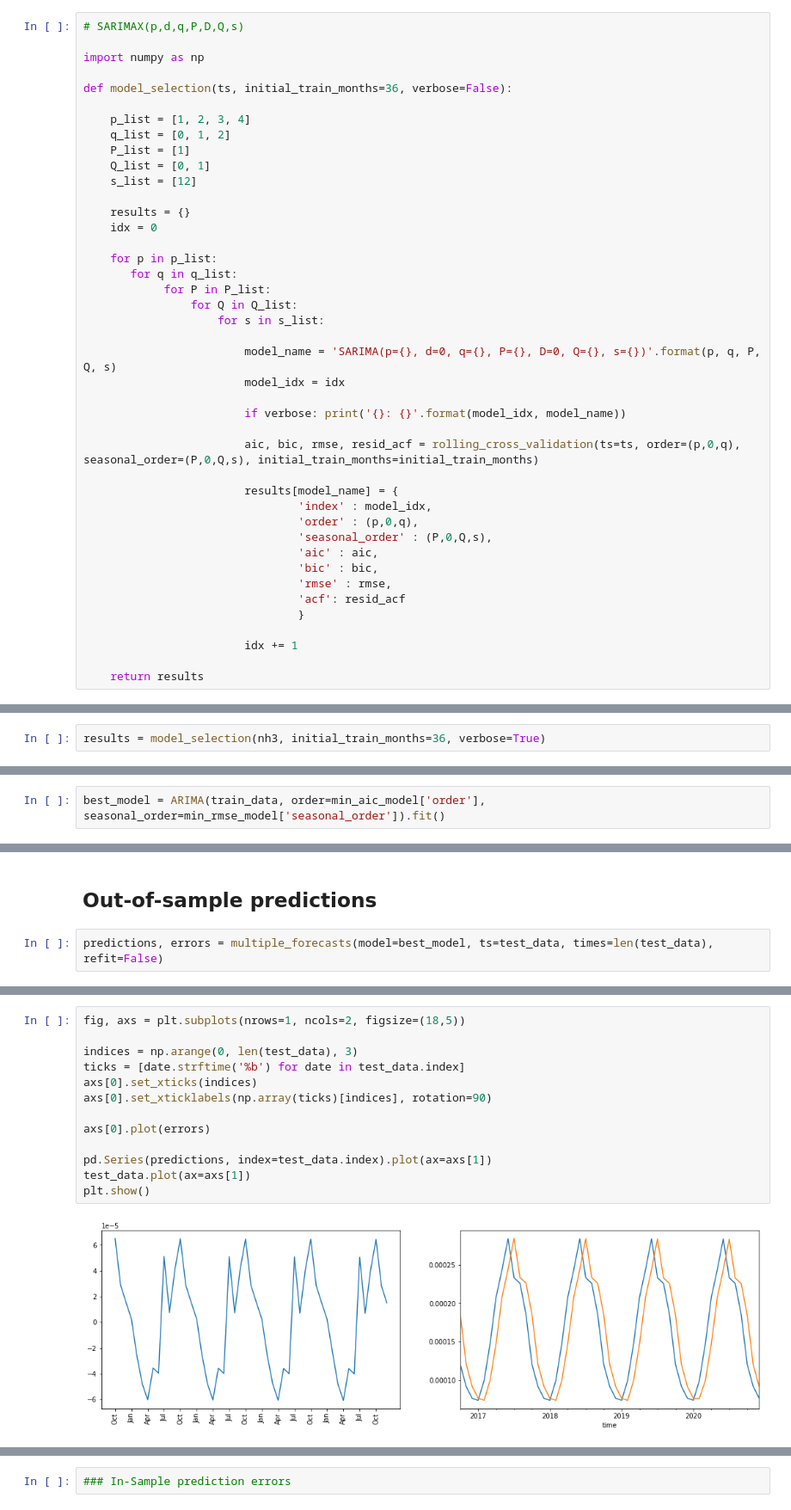
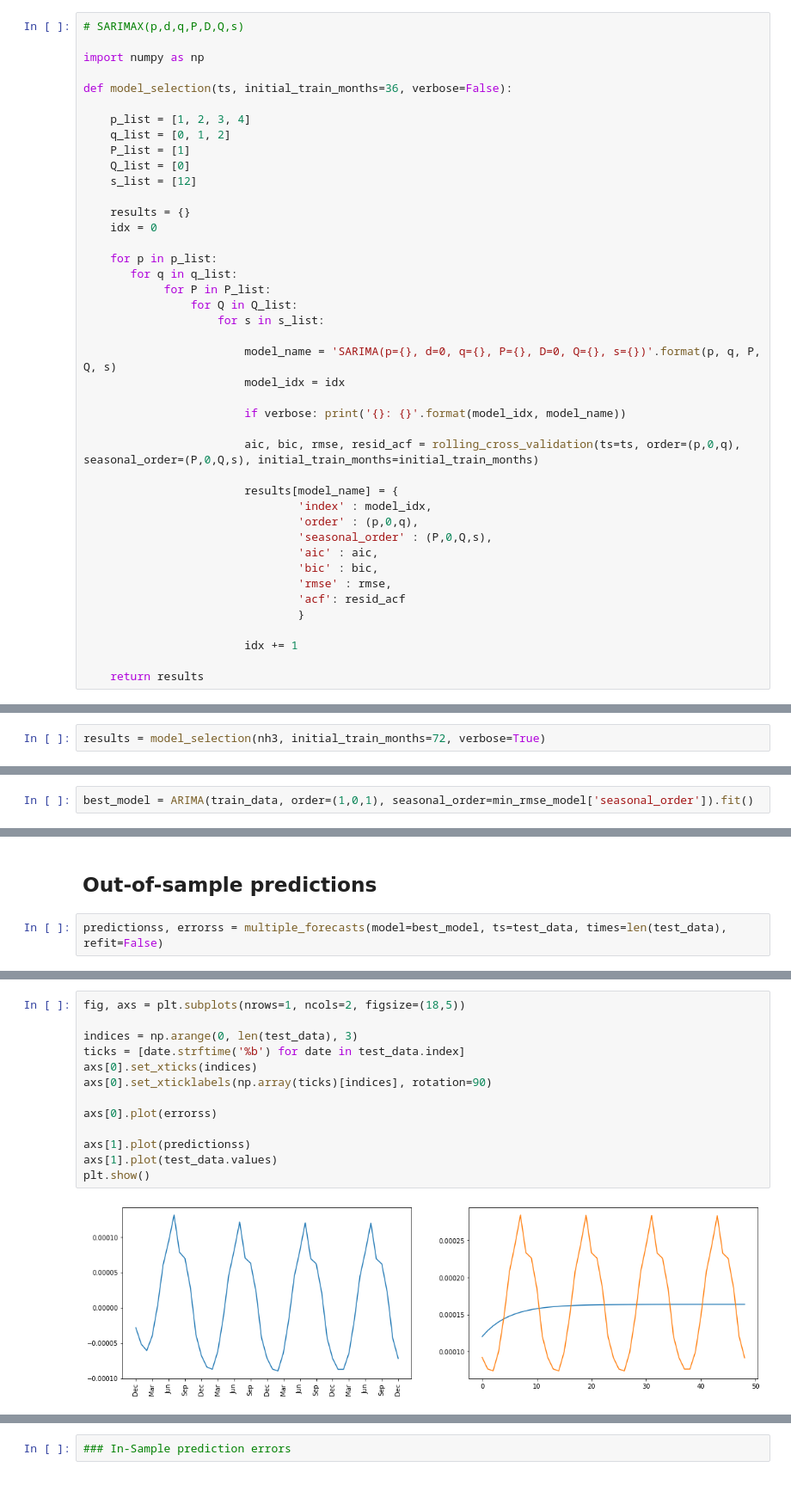
Before and after one commit to samuelexferri/unibg-statistic2, a Jupyter notebook: notebooks/nh3-rolling-cross-validation.ipynb, the cells around one changed output, grey strips where cells are left out. Shown at 86% size. Saved outputs shown, nothing was run; the diff lists cells and outputs as text; blank space fills up the shorter version.

```diff
--- a/notebooks/nh3-rolling-cross-validation.ipynb
+++ b/notebooks/nh3-rolling-cross-validation.ipynb
@@ -96,7 +99,7 @@ def model_selection(ts, initial_train_months=36, verbose=False):
     p_list = [1, 2, 3, 4]
     q_list = [0, 1, 2]
     P_list = [1]
-    Q_list = [0, 1]
+    Q_list = [0]
     s_list = [12]
 
     results = {}
@@ -147,4 +150,4 @@ Freq: M, Name: agl, Length: 201, dtype: float64
 # %%
-results = model_selection(nh3, initial_train_months=36, verbose=True)
+results = model_selection(nh3, initial_train_months=72, verbose=True)
 # %% [output]
 0: SARIMA(p=1, d=0, q=0, P=1, D=0, Q=0, s=12)
@@ -306,4 +309,4 @@ pd.DataFrame([model.params, model.pvalues], ['value', 'pvalue'])
 # %% [markdown]
 ## RESIDUAL ANALYSIS
 # %%
-best_model = ARIMA(train_data, order=min_aic_model['order'], seasonal_order=min_rmse_model['seasonal_order']).fit()
+best_model = ARIMA(train_data, order=(1,0,1), seasonal_order=min_rmse_model['seasonal_order']).fit()
@@ -310,4 +319,4 @@ best_model = ARIMA(train_data, order=min_aic_model['order'], seasonal_order=min_
 # %% [markdown]
 ## Out-of-sample predictions
 # %%
-predictions, errors = multiple_forecasts(model=best_model, ts=test_data, times=len(test_data), refit=False)
+predictionss, errorss = multiple_forecasts(model=best_model, ts=test_data, times=len(test_data), refit=False)
@@ -314,18 +347,18 @@ predictions, errors = multiple_forecasts(model=best_model, ts=test_data, times=l
 # %%
 fig, axs = plt.subplots(nrows=1, ncols=2, figsize=(18,5))
 
 indices = np.arange(0, len(test_data), 3)
 ticks = [date.strftime('%b') for date in test_data.index]
 axs[0].set_xticks(indices)
 axs[0].set_xticklabels(np.array(ticks)[indices], rotation=90)
 
-axs[0].plot(errors)
+axs[0].plot(errorss)
 
-pd.Series(predictions, index=test_data.index).plot(ax=axs[1])
-test_data.plot(ax=axs[1])
+axs[1].plot(predictionss)
+axs[1].plot(test_data.values)
 plt.show()
 # %% [output]
-[figure, old version]
+[figure, new version]
 # %%
 from pandas.plotting import autocorrelation_plot
 
```
Also changed, not shown: parts of 22 cells of this notebook, 1 other file.
